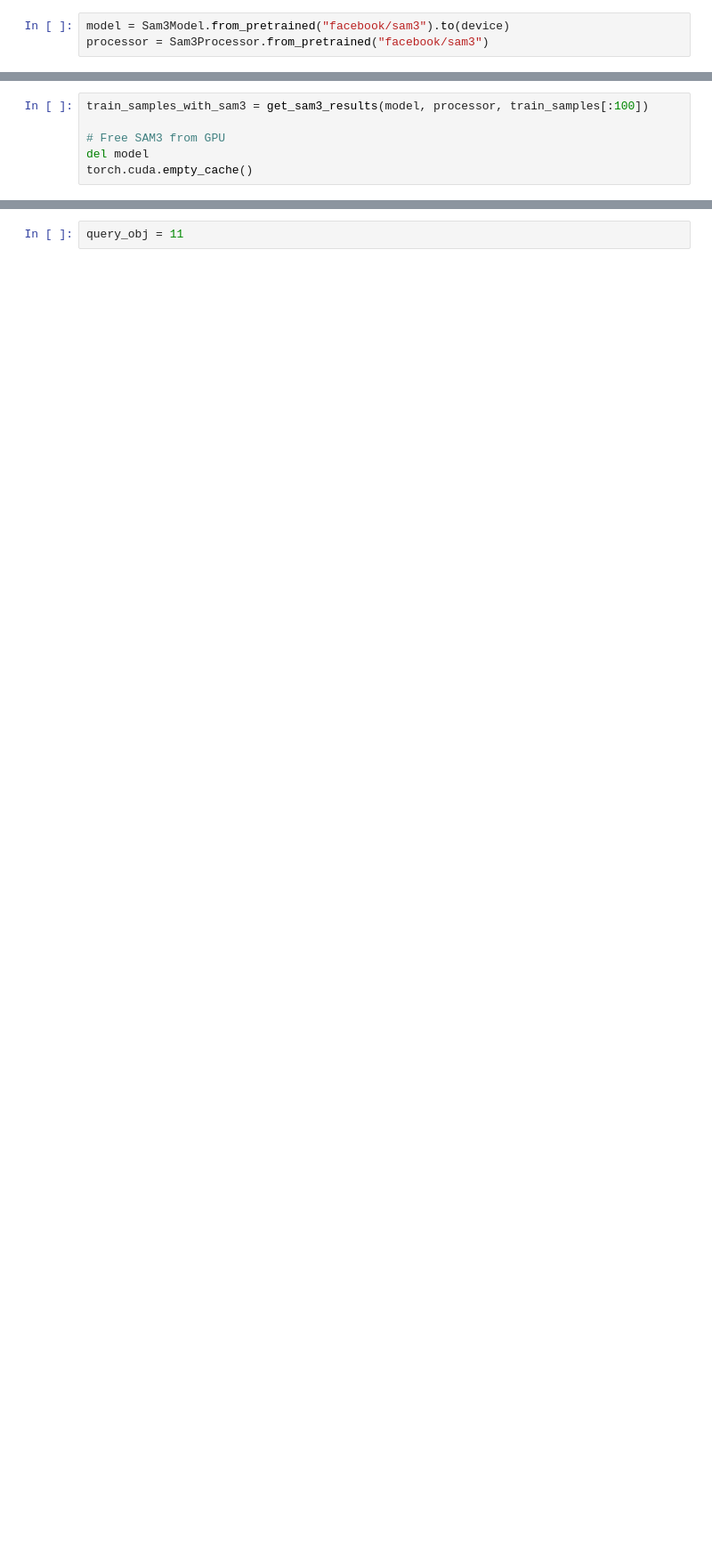
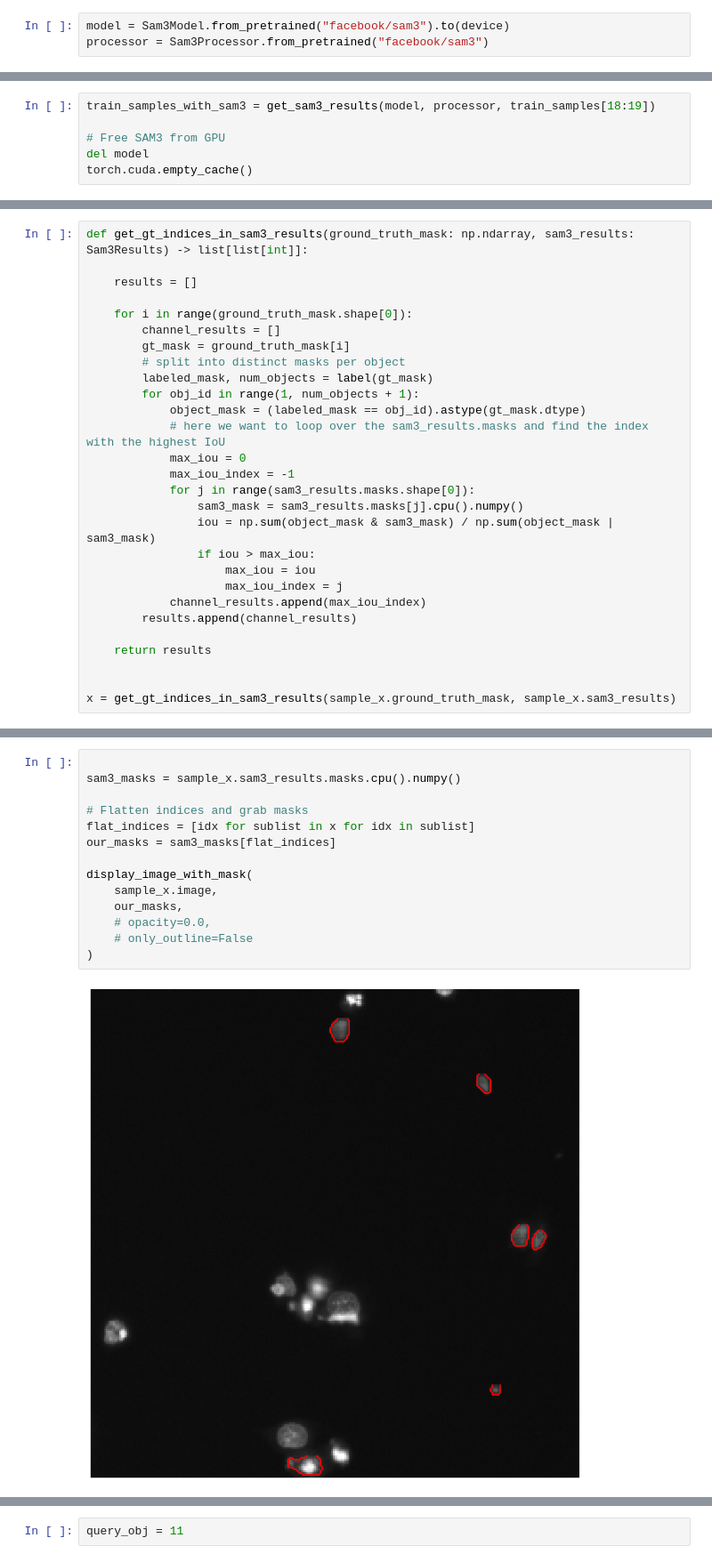
Before and after one commit to eli-isaac/recod.ai, a Jupyter notebook: eval.ipynb, the cells around one changed output, grey strips where cells are left out. Shown at 89% size. Cells and saved outputs as stored; diff of their text form; blank space fills up the shorter version.

```diff
--- a/eval.ipynb
+++ b/eval.ipynb
@@ -189,7 +187,7 @@ def get_masked_crop(image, mask):
     crop = Image.fromarray(masked_img[ys.min():ys.max()+1, xs.min():xs.max()+1].astype(np.uint8))
     return crop
 # %%
-train_samples_with_sam3 = get_sam3_results(model, processor, train_samples[:100])
+train_samples_with_sam3 = get_sam3_results(model, processor, train_samples[18:19])
 
 # Free SAM3 from GPU
 del model
@@ -196,0 +204,28 @@ torch.cuda.empty_cache()
+# %%
+def get_gt_indices_in_sam3_results(ground_truth_mask: np.ndarray, sam3_results: Sam3Results) -> list[list[int]]:
+
+    results = []
+
+    for i in range(ground_truth_mask.shape[0]):
+        channel_results = []
+        gt_mask = ground_truth_mask[i]
+        # split into distinct masks per object
+        labeled_mask, num_objects = label(gt_mask)
+        for obj_id in range(1, num_objects + 1):
+            object_mask = (labeled_mask == obj_id).astype(gt_mask.dtype)
+            # here we want to loop over the sam3_results.masks and find the index with the highest IoU
+            max_iou = 0
+            max_iou_index = -1
+            for j in range(sam3_results.masks.shape[0]):
+                sam3_mask = sam3_results.masks[j].cpu().numpy()
+                iou = np.sum(object_mask & sam3_mask) / np.sum(object_mask | sam3_mask)
+                if iou > max_iou:
+                    max_iou = iou
+                    max_iou_index = j
+            channel_results.append(max_iou_index)
+        results.append(channel_results)
+
+    return results
+
+
+x = get_gt_indices_in_sam3_results(sample_x.ground_truth_mask, sample_x.sam3_results)
@@ -197 +240,17 @@ torch.cuda.empty_cache()
+# %%
+
+sam3_masks = sample_x.sam3_results.masks.cpu().numpy()
+
+# Flatten indices and grab masks
+flat_indices = [idx for sublist in x for idx in sublist]
+our_masks = sam3_masks[flat_indices]
+
+display_image_with_mask(
+    sample_x.image,
+    our_masks,
+    # opacity=0.0,
+    # only_outline=False
+)
+# %% [output]
+[figure, added]
 # %%
```
Also changed, not shown: parts of 10 cells of this notebook.
